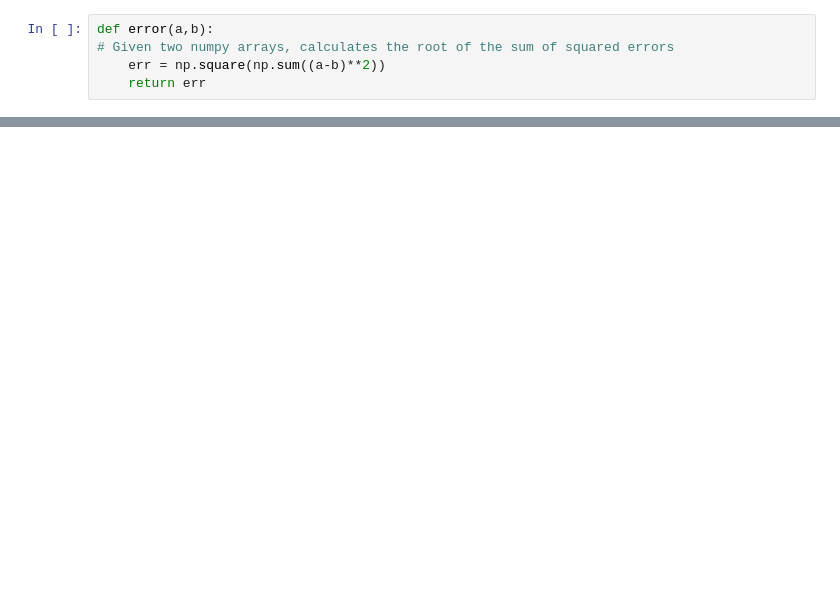
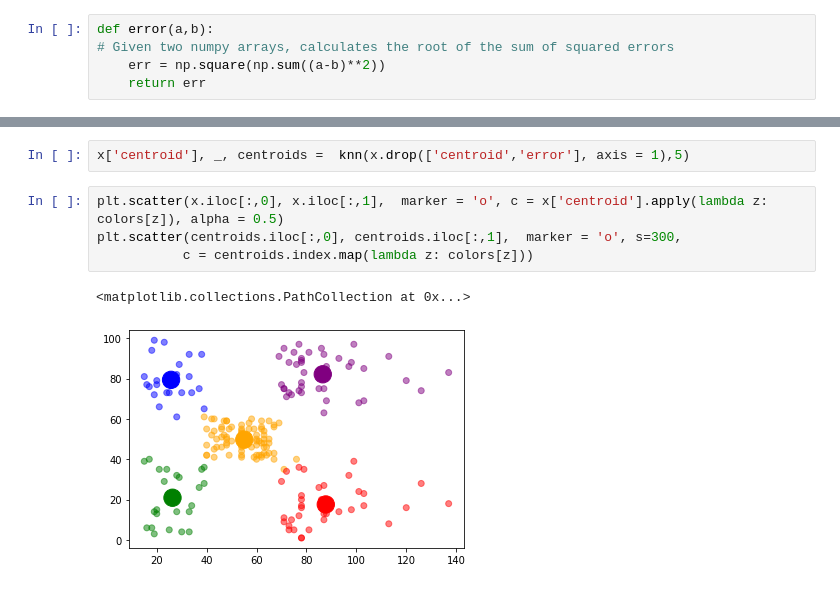
Before and after one commit to crmsnbleyd/kmeans-py, a Jupyter notebook: k-means.ipynb, the cells around one changed output, grey strips where cells are left out. Cells and saved outputs as stored; diff of their text form; blank space fills up the shorter version.

```diff
--- a/k-means.ipynb
+++ b/k-means.ipynb
@@ -93,0 +185,9 @@ def assign_centroid(data, centroids):
+# %%
+x['centroid'], _, centroids =  knn(x.drop(['centroid','error'], axis = 1),5)
+# %%
+plt.scatter(x.iloc[:,0], x.iloc[:,1],  marker = 'o', c = x['centroid'].apply(lambda z: colors[z]), alpha = 0.5)
+plt.scatter(centroids.iloc[:,0], centroids.iloc[:,1],  marker = 'o', s=300,
+           c = centroids.index.map(lambda z: colors[z]))
+# %% [output]
+<matplotlib.collections.PathCollection at 0x...>
+[figure, added]
```
Also changed, not shown: parts of 8 cells of this notebook.
